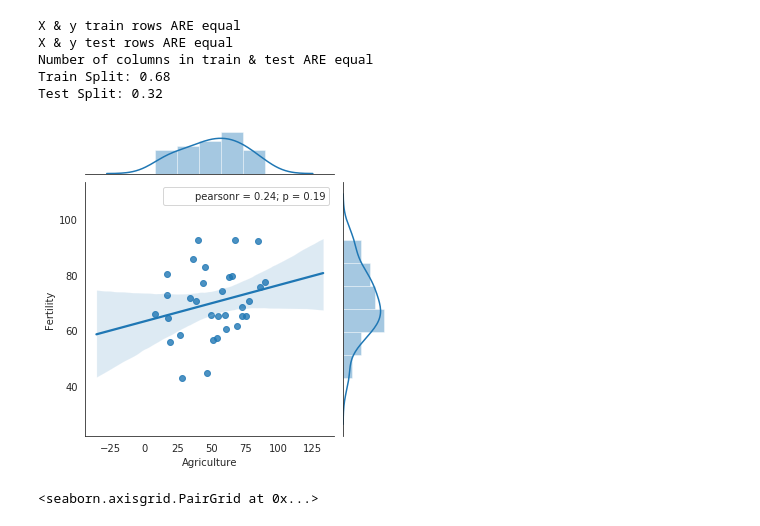
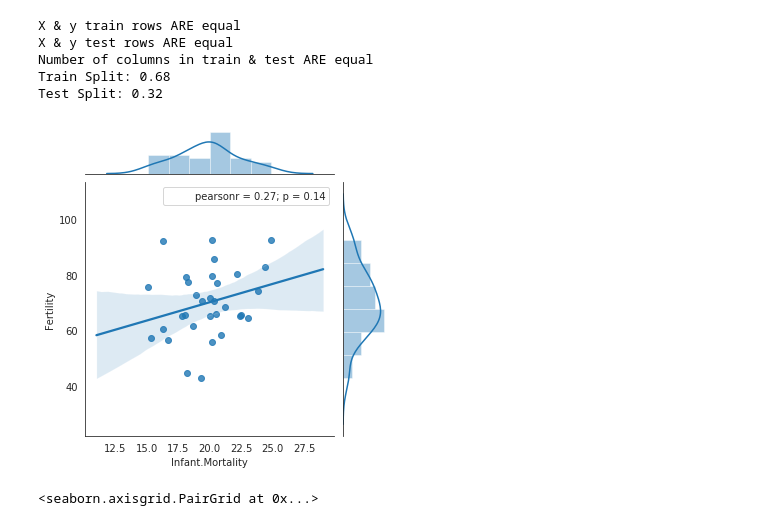
Before and after one commit to escalante-eric/ds-methodologies-exercises, a Jupyter notebook: time_series/regression_warmup.ipynb, the cells around one changed output. Saved outputs shown, nothing was run; the diff lists cells and outputs as text; code cells hidden in the pictures.

```diff
--- a/time_series/regression_warmup.ipynb
+++ b/time_series/regression_warmup.ipynb
@@ -217,11 +217,11 @@ Train Split: 0.68
 Test Split: 0.32
 # %%
 with sns.axes_style('white'):
-    j = sns.jointplot("Agriculture", "Fertility", data=train, kind='reg', height=5);
+    j = sns.jointplot("Infant.Mortality", "Fertility", data=train, kind='reg', height=5);
     j.annotate(stats.pearsonr)
 plt.show()
 # %% [output]
-[figure, old version]
+[figure, new version]
 # %%
 g = sns.PairGrid(train, vars=['Agriculture', 'Examination', 'Education'])
 g.map_diag(plt.hist)
```
Also changed, not shown: 2 other files.
